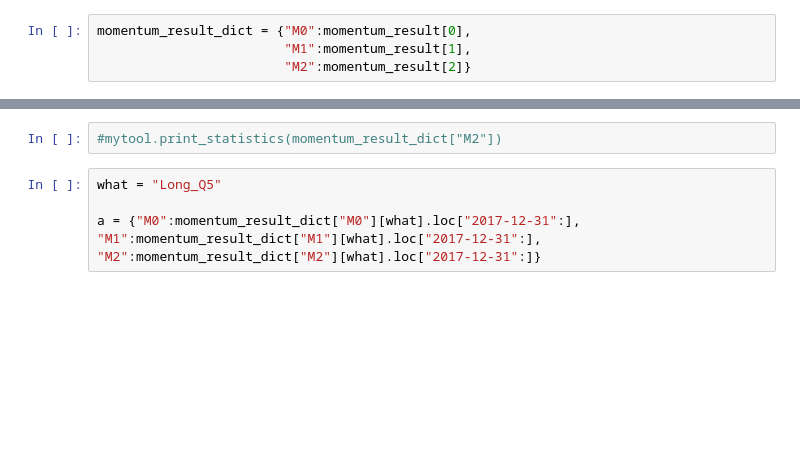
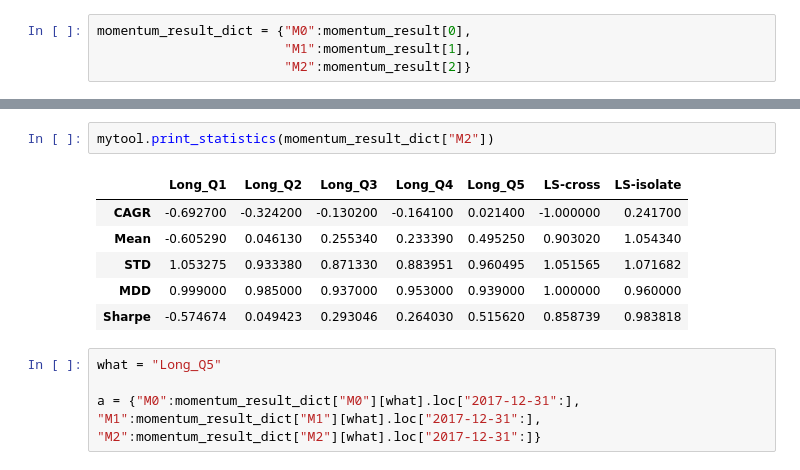
Before and after one commit to Jack-ryu/crypto_paper, a Jupyter notebook: ryu_new_progress/multi_run.ipynb, the cells around one changed output, grey strips where cells are left out. Drawn from its saved outputs; the diff is of its cells as text; blank space fills up the shorter version.

```diff
--- a/ryu_new_progress/multi_run.ipynb
+++ b/ryu_new_progress/multi_run.ipynb
@@ -105,5 +124,12 @@ momentum_result_dict = {"M0":momentum_result[0],
 # %%
-#mytool.print_statistics(momentum_result_dict["M2"])
+mytool.print_statistics(momentum_result_dict["M2"])
+# %% [output]
+|  | Long_Q1 | Long_Q2 | Long_Q3 | Long_Q4 | Long_Q5 | LS-cross | LS-isolate |
+| CAGR | -0.692700 | -0.324200 | -0.130200 | -0.164100 | 0.021400 | -1.000000 | 0.241700 |
+| Mean | -0.605290 | 0.046130 | 0.255340 | 0.233390 | 0.495250 | 0.903020 | 1.054340 |
+| STD | 1.053275 | 0.933380 | 0.871330 | 0.883951 | 0.960495 | 1.051565 | 1.071682 |
+| MDD | 0.999000 | 0.985000 | 0.937000 | 0.953000 | 0.939000 | 1.000000 | 0.960000 |
+| Sharpe | -0.574674 | 0.049423 | 0.293046 | 0.264030 | 0.515620 | 0.858739 | 0.983818 |
 # %%
 what = "Long_Q5"
 
```
Also changed, not shown: parts of 7 cells of this notebook, 10 other files.
